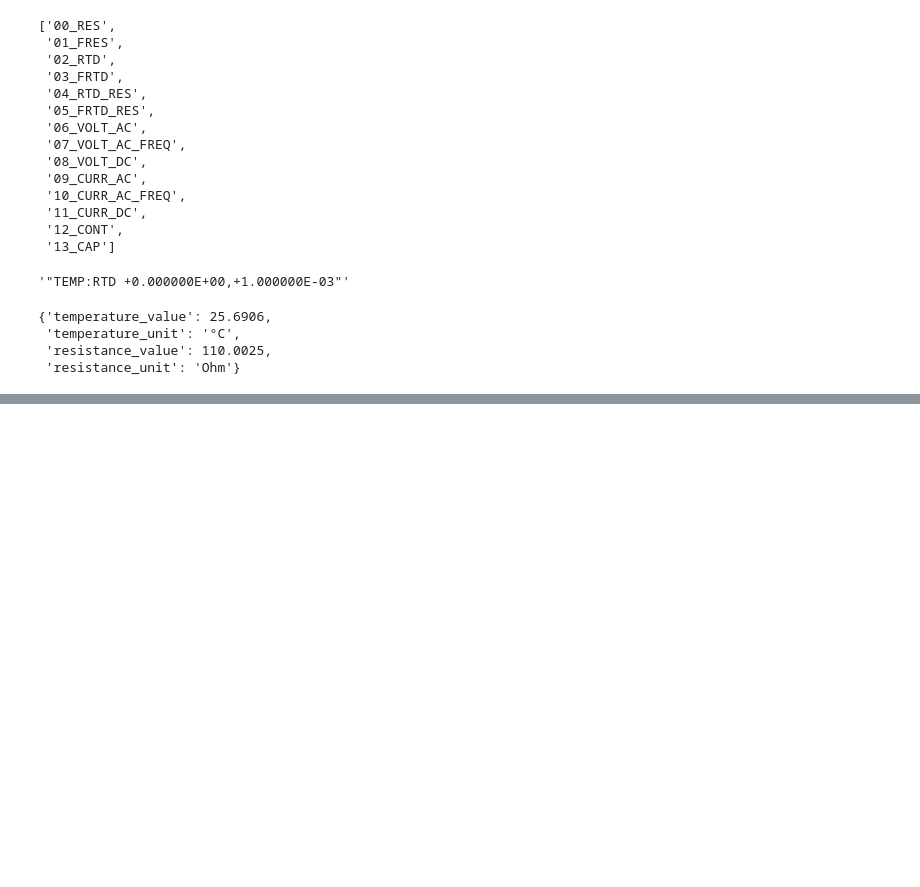
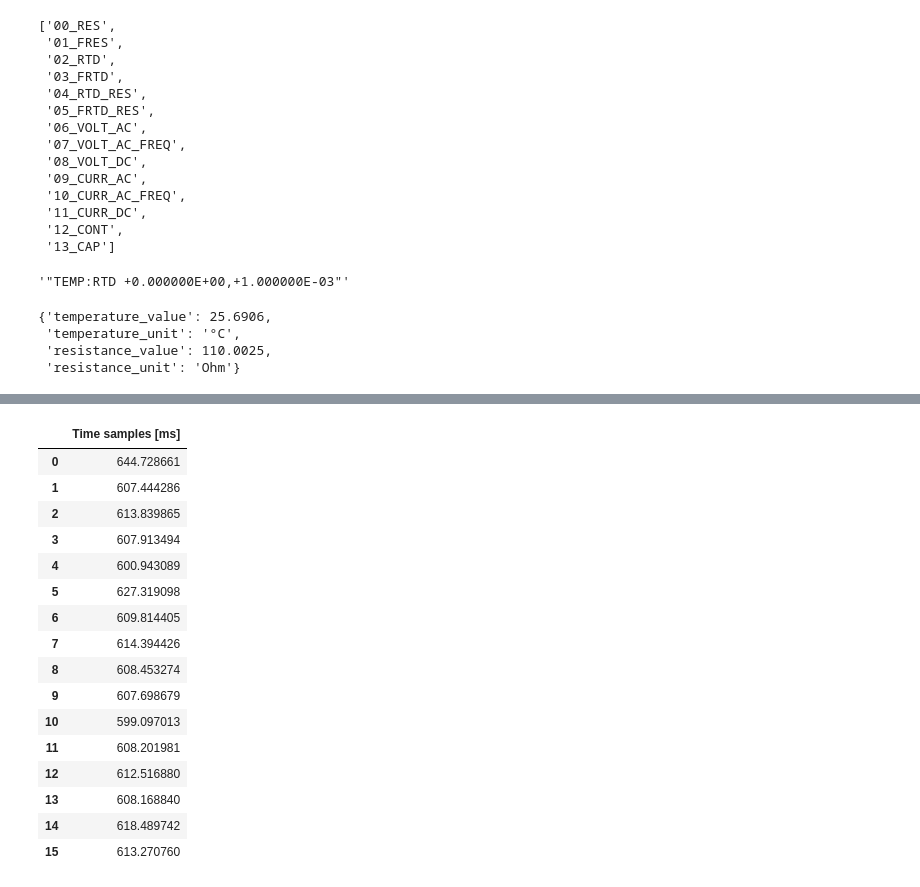
Before and after one commit to urmel79/Jupyter_PyVisa_Lab, a Jupyter notebook: Fluke_8846A_notebook.ipynb, the cells around one changed output, grey strips where cells are left out. Cells and saved outputs as stored; diff of their text form; code cells hidden in the pictures; blank space fills up the shorter version.

```diff
--- a/Fluke_8846A_notebook.ipynb
+++ b/Fluke_8846A_notebook.ipynb
@@ -240,6 +242,9 @@ import time
 
 # import wrapper class Fluke_8846A from python file Fluke_8846A_class.py
 from Fluke_8846A_class import Fluke_8846A
+
+# import class MeasExecTimeOfProgram from python file MeasExecTimeOfProgramclass.py
+from MeasExecTimeOfProgram_class import MeasExecTimeOfProgram
 
 INTERVAL = 0.2
 
@@ -253,6 +258,10 @@ dmm_port = 3490
 # create new device object for the digital multimeter (DMM) Fluke 8846A
 dmm = Fluke_8846A(tcp_ip = dmm_ip, tcp_port = dmm_port)
 
+# initiate measuring execution time
+execTime = MeasExecTimeOfProgram()
+execTime.initLogger()
+
 # get device information
 dmm.getDevInfos()
 
@@ -262,14 +271,20 @@ dmm.confMeasurement('04_RTD_RES')
 
 while True:
     try:
+        execTime.start()
+
         # get measurement with current configuration
         ret_dict = dmm.getMeasurement()
 
-        print("<{:s}> Temperature: {:.3f} {}, Resistance: {:.3f} {}".format(time.strftime('%H:%M:%S'),
-                                                                            ret_dict['temperature_value'],
-                                                                            ret_dict['temperature_unit'],
-                                                                            ret_dict['resistance_value'],
-                                                                            ret_dict['resistance_unit']))
+        deltaTime = execTime.stop()
+        execTime.addSample(deltaTime)
+
+        print("<{:s}> Temperature: {:.3f} {}, Resistance: {:.3f} {}, Execution time: {:.6f}".format(time.strftime('%H:%M:%S'),
+                                                                                                    ret_dict['temperature_value'],
+                                                                                                    ret_dict['temperature_unit'],
+                                                                                                    ret_dict['resistance_value'],
+                                                                                                    ret_dict['resistance_unit'],
+                                                                                                    deltaTime))
 
         time.sleep(INTERVAL)
 
@@ -454,0 +579,20 @@ dmm.getMeasurement()
+# %%
+execTime.getLogBuffer()
+# %% [output]
+|  | Time samples [ms] |
+| 0 | 644.728661 |
+| 1 | 607.444286 |
+| 2 | 613.839865 |
+| 3 | 607.913494 |
+| 4 | 600.943089 |
+| 5 | 627.319098 |
+| 6 | 609.814405 |
+| 7 | 614.394426 |
+| 8 | 608.453274 |
+| 9 | 607.698679 |
+| 10 | 599.097013 |
+| 11 | 608.201981 |
+| 12 | 612.516880 |
+| 13 | 608.168840 |
+| 14 | 618.489742 |
+| 15 | 613.270760 |
```
Also changed, not shown: parts of 9 cells of this notebook, 1 other file.
